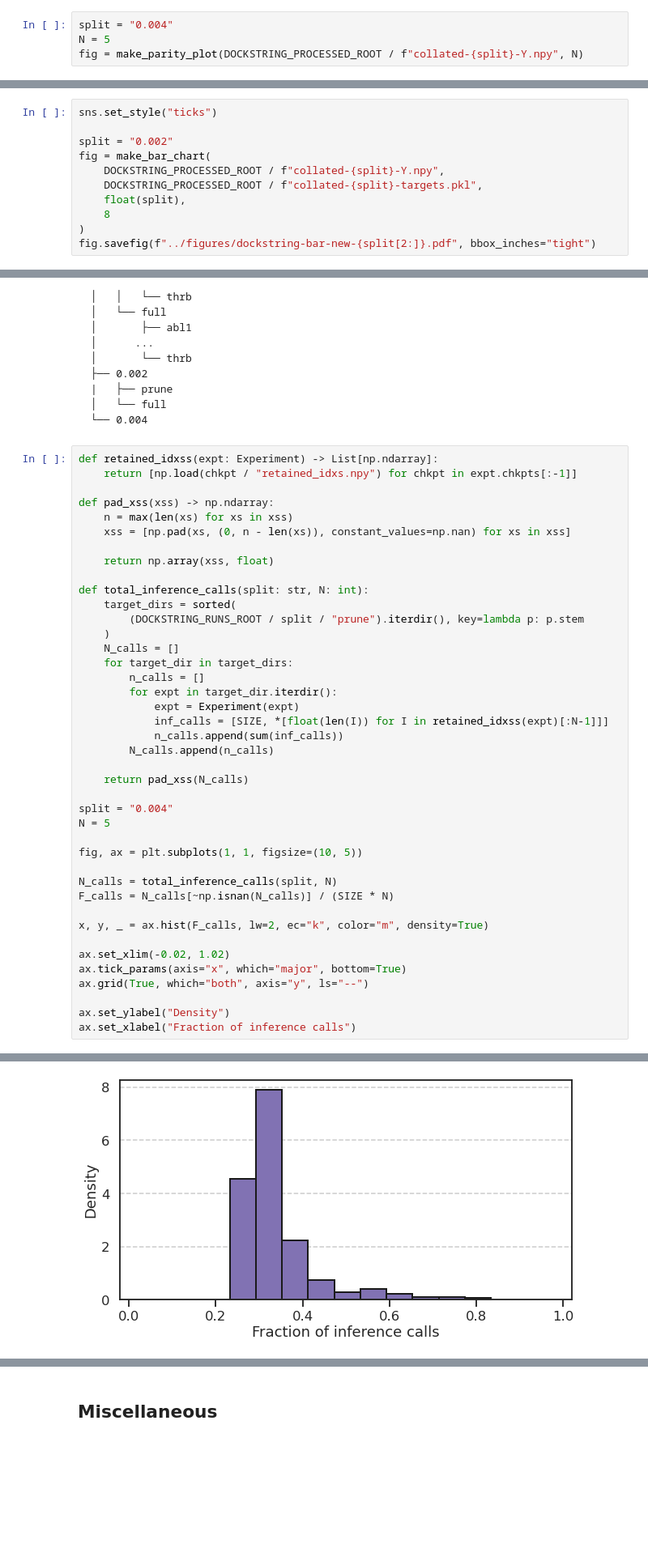
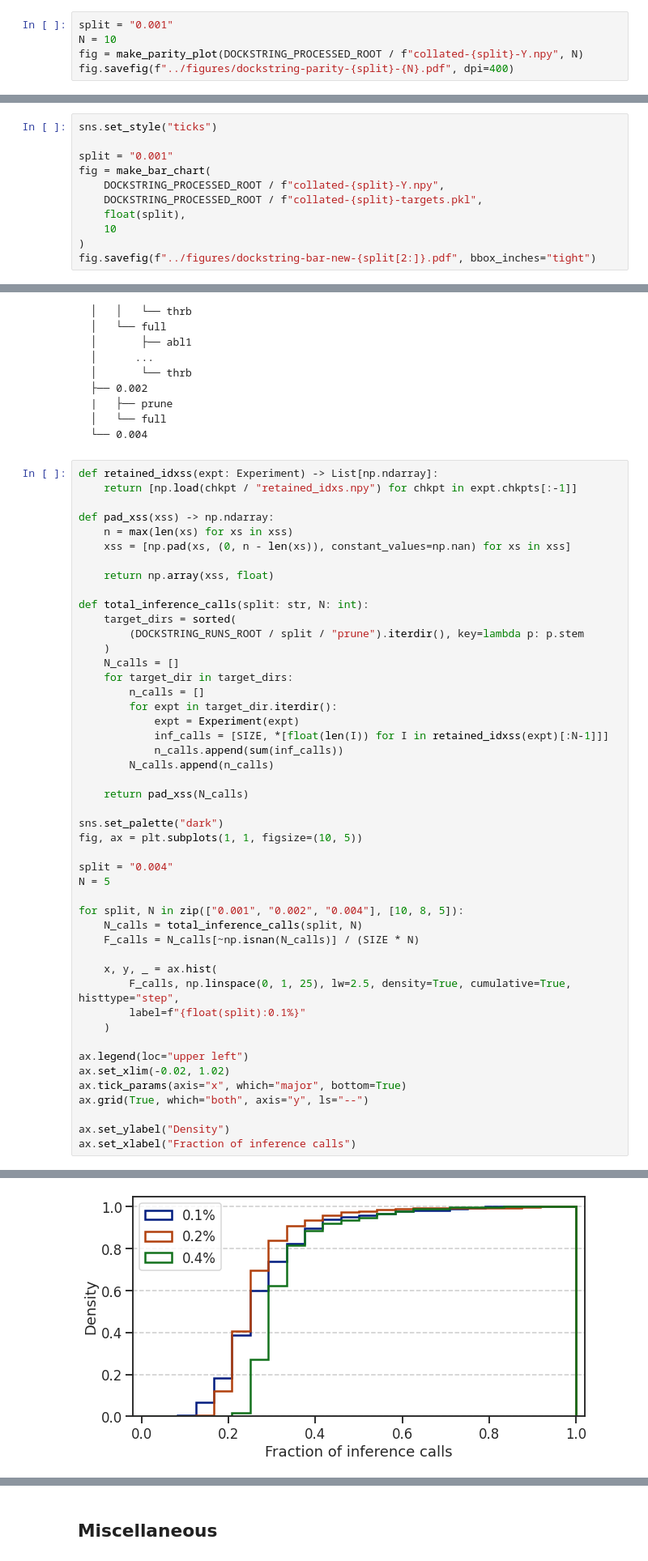
Before and after one commit to coleygroup/molpal, a Jupyter notebook: notebooks/dockstring-figures.ipynb, the cells around one changed output, grey strips where cells are left out. Shown: that part at 81% size. Cells and saved outputs as stored; diff of their text form; blank space fills up the shorter version.

```diff
--- a/notebooks/dockstring-figures.ipynb
+++ b/notebooks/dockstring-figures.ipynb
@@ -93,7 +98,8 @@ def make_parity_plot(npy_file, N):
 
     return fig
 # %%
-split = "0.004"
-N = 5
+split = "0.001"
+N = 10
 fig = make_parity_plot(DOCKSTRING_PROCESSED_ROOT / f"collated-{split}-Y.npy", N)
+fig.savefig(f"../figures/dockstring-parity-{split}-{N}.pdf", dpi=400)
 # %% [output]
@@ -182,12 +166,12 @@ def make_bar_chart(npy_file, targets_pkl, split: float, N):
 # %%
 sns.set_style("ticks")
 
-split = "0.002"
+split = "0.001"
 fig = make_bar_chart(
     DOCKSTRING_PROCESSED_ROOT / f"collated-{split}-Y.npy",
     DOCKSTRING_PROCESSED_ROOT / f"collated-{split}-targets.pkl",
     float(split),
-    8
+    10
 )
 fig.savefig(f"../figures/dockstring-bar-new-{split[2:]}.pdf", bbox_inches="tight")
 # %% [output]
@@ -225,37 +209,43 @@ def pad_xss(xss) -> np.ndarray:
     return np.array(xss, float)
 
 def total_inference_calls(split: str, N: int):
     target_dirs = sorted(
         (DOCKSTRING_RUNS_ROOT / split / "prune").iterdir(), key=lambda p: p.stem
     )
     N_calls = []
     for target_dir in target_dirs:
         n_calls = []
         for expt in target_dir.iterdir():
             expt = Experiment(expt)
             inf_calls = [SIZE, *[float(len(I)) for I in retained_idxss(expt)[:N-1]]]
             n_calls.append(sum(inf_calls))
         N_calls.append(n_calls)
 
     return pad_xss(N_calls)
 
+sns.set_palette("dark")
+fig, ax = plt.subplots(1, 1, figsize=(10, 5))
+
 split = "0.004"
 N = 5
 
-fig, ax = plt.subplots(1, 1, figsize=(10, 5))
+for split, N in zip(["0.001", "0.002", "0.004"], [10, 8, 5]):
+    N_calls = total_inference_calls(split, N)
+    F_calls = N_calls[~np.isnan(N_calls)] / (SIZE * N)
 
-N_calls = total_inference_calls(split, N)
-F_calls = N_calls[~np.isnan(N_calls)] / (SIZE * N)
+    x, y, _ = ax.hist(
+        F_calls, np.linspace(0, 1, 25), lw=2.5, density=True, cumulative=True, histtype="step",
+        label=f"{float(split):0.1%}"
+    )
 
-x, y, _ = ax.hist(F_calls, lw=2, ec="k", color="m", density=True)
-
+ax.legend(loc="upper left")
 ax.set_xlim(-0.02, 1.02)
 ax.tick_params(axis="x", which="major", bottom=True)
 ax.grid(True, which="both", axis="y", ls="--")
 
 ax.set_ylabel("Density")
 ax.set_xlabel("Fraction of inference calls")
 # %% [output]
 Text(0.5, 0, 'Fraction of inference calls')
-[figure, old version]
+[figure, new version]
 # %%
```
Also changed, not shown: parts of 7 cells of this notebook, 1 other file.
